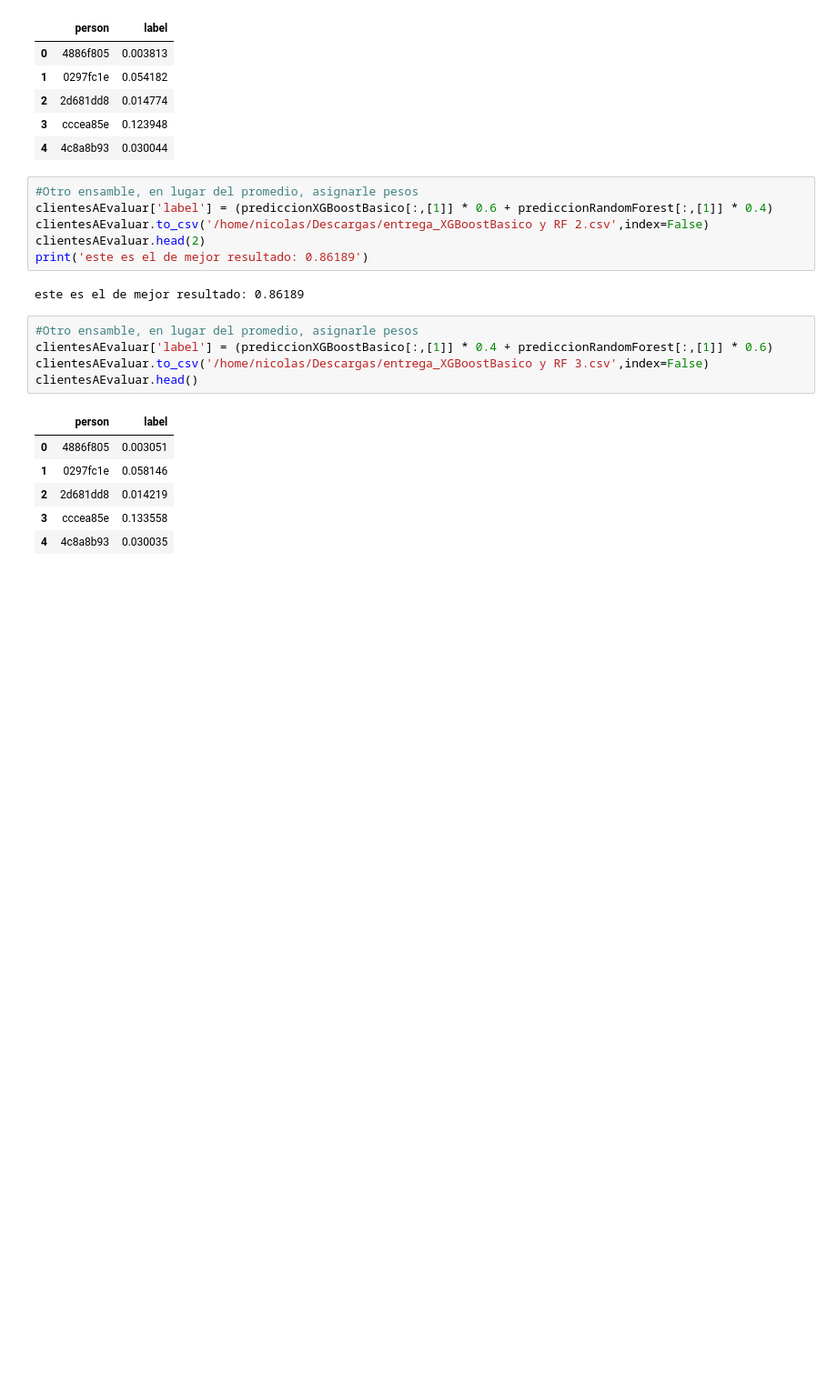
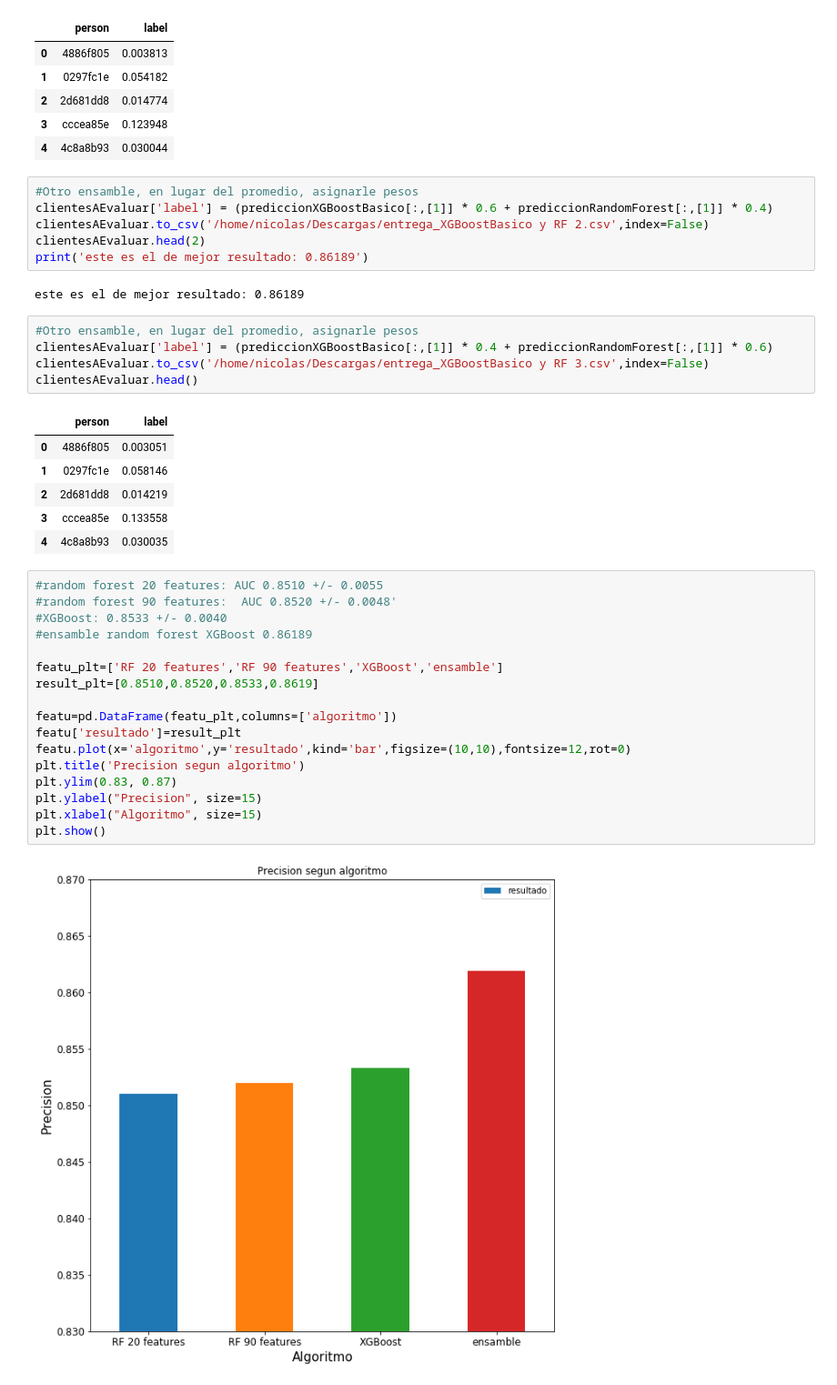
Before and after one commit to btusca/7506, a Jupyter notebook: TP2/Tp2.ipynb, the cells around one changed output. Shown at 91% size. Drawn from its saved outputs; the diff is of its cells as text; blank space fills up the shorter version.

Commit message:
Ultimo Tp2 con plots

```diff
--- a/TP2/Tp2.ipynb
+++ b/TP2/Tp2.ipynb
@@ -639,3 +639,22 @@ clientesAEvaluar.head()
 | 2 | 2d681dd8 | 0.014219 |
 | 3 | cccea85e | 0.133558 |
 | 4 | 4c8a8b93 | 0.030035 |
+# %%
+#random forest 20 features: AUC 0.8510 +/- 0.0055
+#random forest 90 features:  AUC 0.8520 +/- 0.0048'
+#XGBoost: 0.8533 +/- 0.0040
+#ensamble random forest XGBoost 0.86189
+
+featu_plt=['RF 20 features','RF 90 features','XGBoost','ensamble']
+result_plt=[0.8510,0.8520,0.8533,0.8619]
+
+featu=pd.DataFrame(featu_plt,columns=['algoritmo'])
+featu['resultado']=result_plt
+featu.plot(x='algoritmo',y='resultado',kind='bar',figsize=(10,10),fontsize=12,rot=0)
+plt.title('Precision segun algoritmo')
+plt.ylim(0.83, 0.87)
+plt.ylabel("Precision", size=15)
+plt.xlabel("Algoritmo", size=15)
+plt.show()
+# %% [output]
+[figure, added]
```
